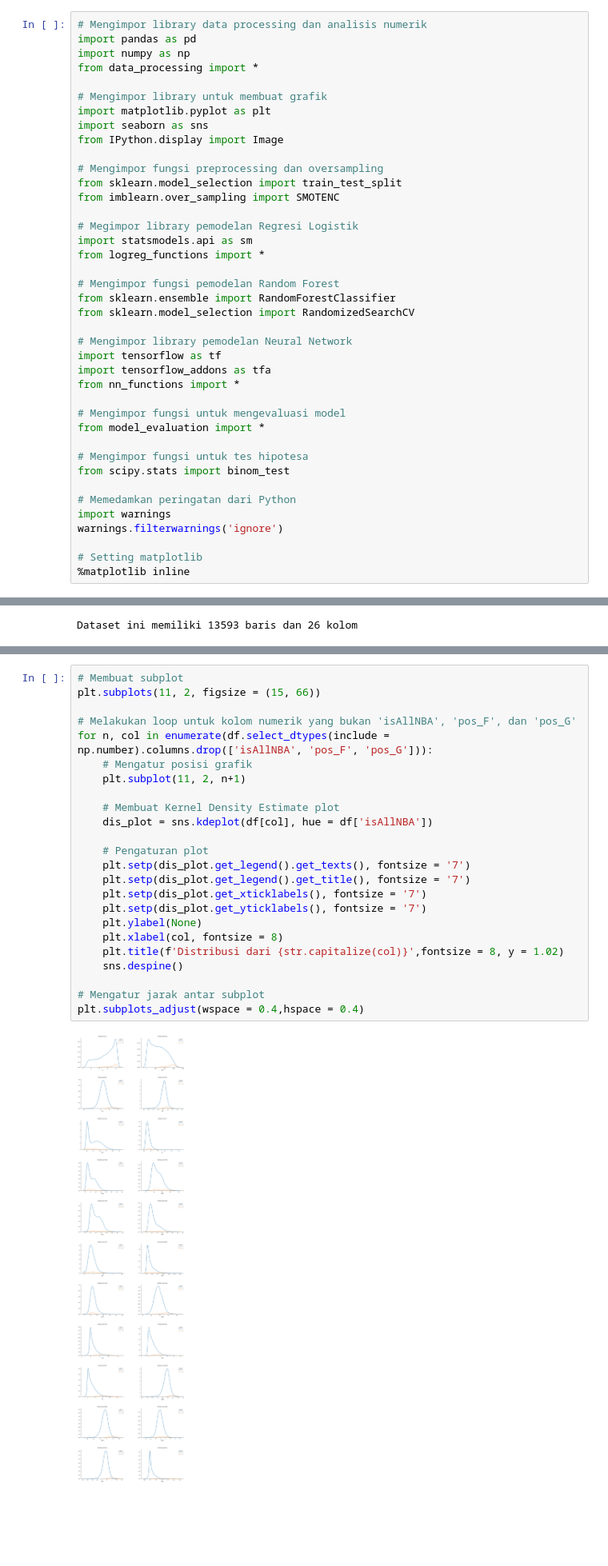
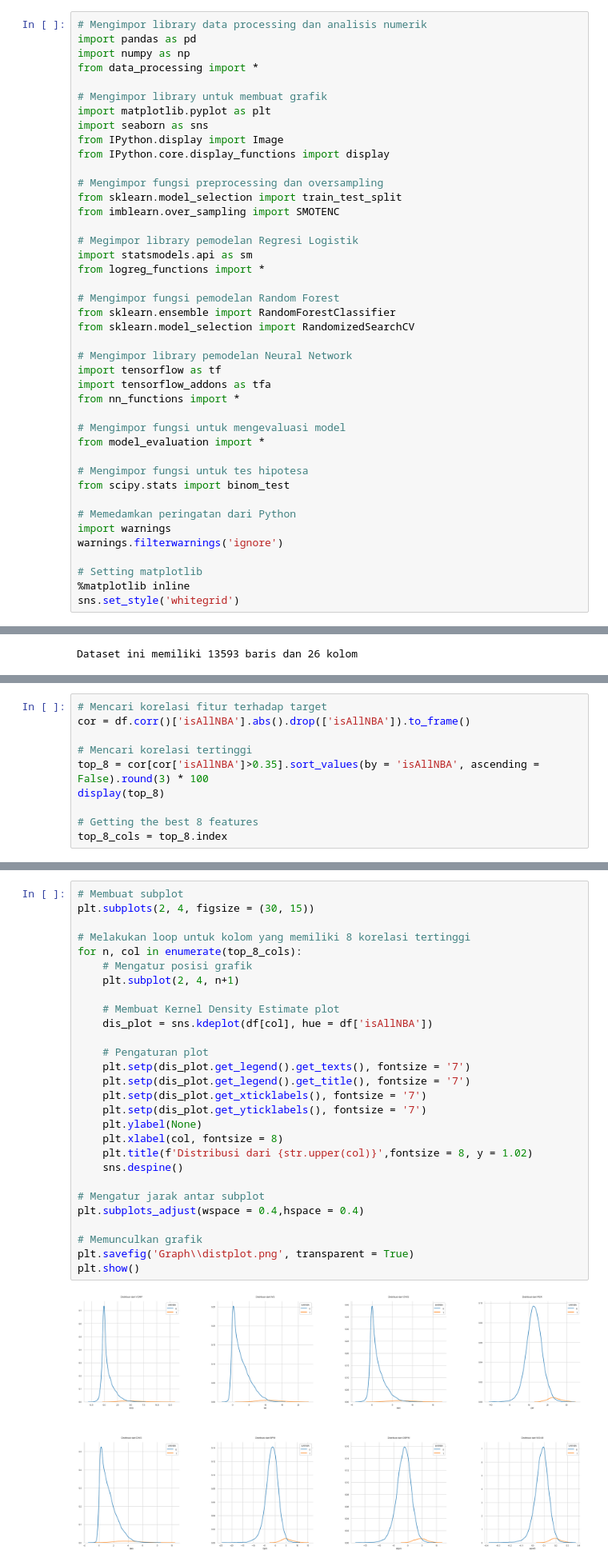
Before and after one commit to dennisjooo/All-NBA-Predictor, a Jupyter notebook: Final Project.ipynb, the cells around one changed output, grey strips where cells are left out. Shown at 80% size. Drawn from its saved outputs; the diff is of its cells as text; blank space fills up the shorter version.

Commit message:
Added lines to save plot. Revised section 2. Tweaks to nn_functions.py.

```diff
--- a/Final Project.ipynb
+++ b/Final Project.ipynb
@@ -21,6 +21,7 @@ from data_processing import *
 import matplotlib.pyplot as plt
 import seaborn as sns
 from IPython.display import Image
+from IPython.core.display_functions import display
 
 # Mengimpor fungsi preprocessing dan oversampling
 from sklearn.model_selection import train_test_split
@@ -51,6 +52,7 @@ warnings.filterwarnings('ignore')
 
 # Setting matplotlib
 %matplotlib inline
+sns.set_style('whitegrid')
 # %% [markdown]
 ### 1.2. Mengimpor Data *Advanced Statistics* untuk *Training* dan *Development*
 # %%
@@ -141,0 +162,10 @@ Dataset ini memiliki 13593 baris dan 26 kolom
+# %%
+# Mencari korelasi fitur terhadap target
+cor = df.corr()['isAllNBA'].abs().drop(['isAllNBA']).to_frame()
+
+# Mencari korelasi tertinggi
+top_8 = cor[cor['isAllNBA']>0.35].sort_values(by = 'isAllNBA', ascending = False).round(3) * 100
+display(top_8)
+
+# Getting the best 8 features
+top_8_cols = top_8.index
@@ -160,26 +212,30 @@ df.describe().drop(['isAllNBA', 'pos_F', 'pos_G'], axis = 1).round(3)
 # %%
 # Membuat subplot
-plt.subplots(11, 2, figsize = (15, 66))
+plt.subplots(2, 4, figsize = (30, 15))
 
-# Melakukan loop untuk kolom numerik yang bukan 'isAllNBA', 'pos_F', dan 'pos_G'
-for n, col in enumerate(df.select_dtypes(include = np.number).columns.drop(['isAllNBA', 'pos_F', 'pos_G'])):
+# Melakukan loop untuk kolom yang memiliki 8 korelasi tertinggi
+for n, col in enumerate(top_8_cols):
     # Mengatur posisi grafik
-    plt.subplot(11, 2, n+1)
+    plt.subplot(2, 4, n+1)
 
     # Membuat Kernel Density Estimate plot
     dis_plot = sns.kdeplot(df[col], hue = df['isAllNBA'])
 
     # Pengaturan plot
     plt.setp(dis_plot.get_legend().get_texts(), fontsize = '7')
     plt.setp(dis_plot.get_legend().get_title(), fontsize = '7')
     plt.setp(dis_plot.get_xticklabels(), fontsize = '7')
     plt.setp(dis_plot.get_yticklabels(), fontsize = '7')
     plt.ylabel(None)
     plt.xlabel(col, fontsize = 8)
-    plt.title(f'Distribusi dari {str.capitalize(col)}',fontsize = 8, y = 1.02)
+    plt.title(f'Distribusi dari {str.upper(col)}',fontsize = 8, y = 1.02)
     sns.despine()
 
 # Mengatur jarak antar subplot
 plt.subplots_adjust(wspace = 0.4,hspace = 0.4)
+
+# Memunculkan grafik
+plt.savefig('Graph\\distplot.png', transparent = True)
+plt.show()
 # %% [output]
-[figure, old version]
+[figure, new version]
```
Also changed, not shown: parts of 37 cells of this notebook, 23 other files.
